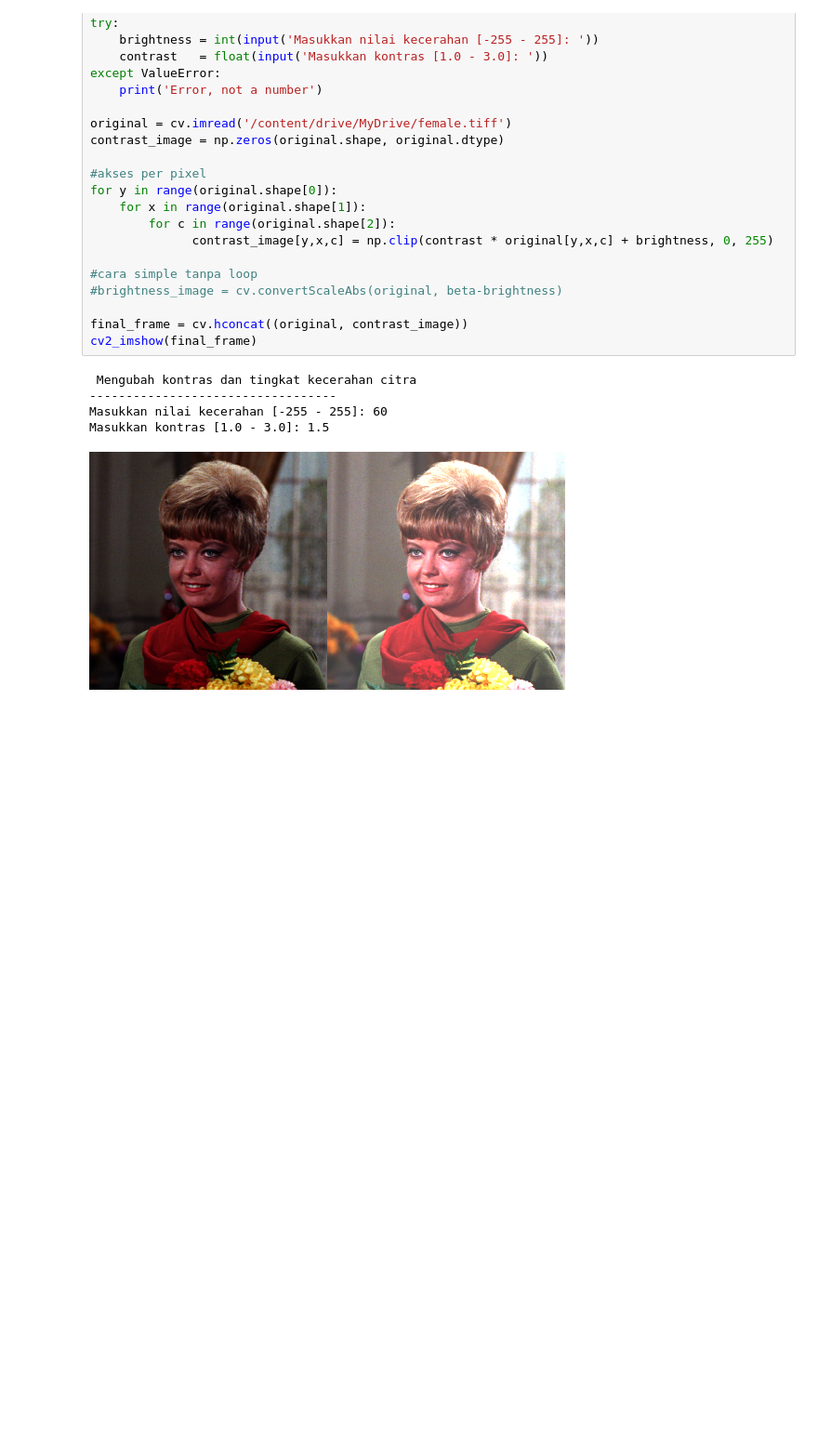
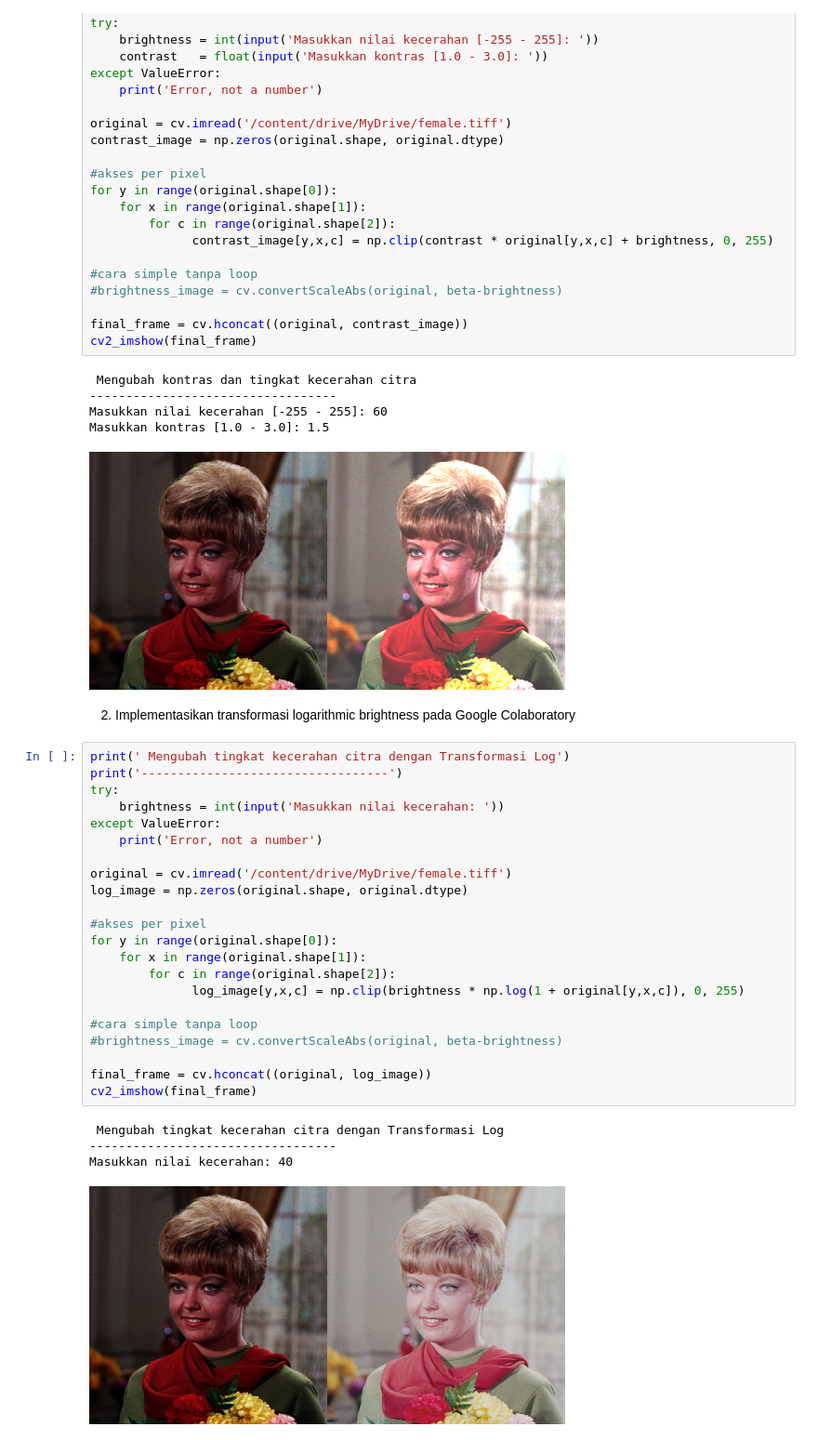
Before and after one commit to osykris/PCVK_1, a Jupyter notebook: Week3_tugas_osy.ipynb, the cells around one changed output. Shown at 93% size. Drawn from its saved outputs; the diff is of its cells as text; blank space fills up the shorter version.

```diff
--- a/Week3_tugas_osy.ipynb
+++ b/Week3_tugas_osy.ipynb
@@ -69,3 +75,32 @@ cv2_imshow(final_frame)
 Masukkan nilai kecerahan [-255 - 255]: 60
 Masukkan kontras [1.0 - 3.0]: 1.5
 [figure]
+# %% [markdown]
+2. Implementasikan transformasi logarithmic brightness pada Google Colaboratory
+# %%
+print(' Mengubah tingkat kecerahan citra dengan Transformasi Log')
+print('----------------------------------')
+try:
+    brightness = int(input('Masukkan nilai kecerahan: '))
+except ValueError:
+    print('Error, not a number')
+
+original = cv.imread('/content/drive/MyDrive/female.tiff')
+log_image = np.zeros(original.shape, original.dtype)
+
+#akses per pixel
+for y in range(original.shape[0]):
+    for x in range(original.shape[1]):
+        for c in range(original.shape[2]):
+              log_image[y,x,c] = np.clip(brightness * np.log(1 + original[y,x,c]), 0, 255)
+
+#cara simple tanpa loop
+#brightness_image = cv.convertScaleAbs(original, beta-brightness)
+
+final_frame = cv.hconcat((original, log_image))
+cv2_imshow(final_frame)
+# %% [output]
+ Mengubah tingkat kecerahan citra dengan Transformasi Log
+----------------------------------
+Masukkan nilai kecerahan: 40
+[figure, added]
```
Also changed, not shown: parts of 10 cells of this notebook.
